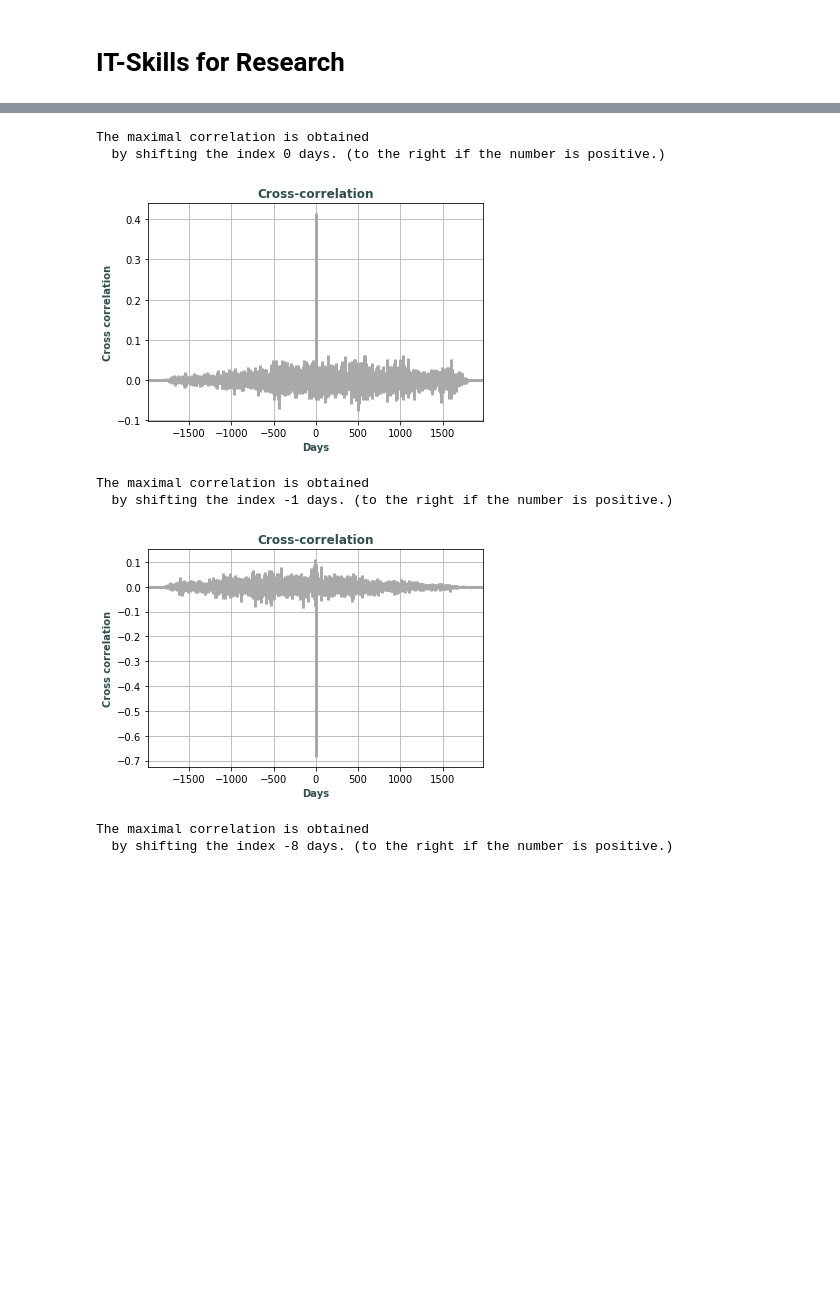
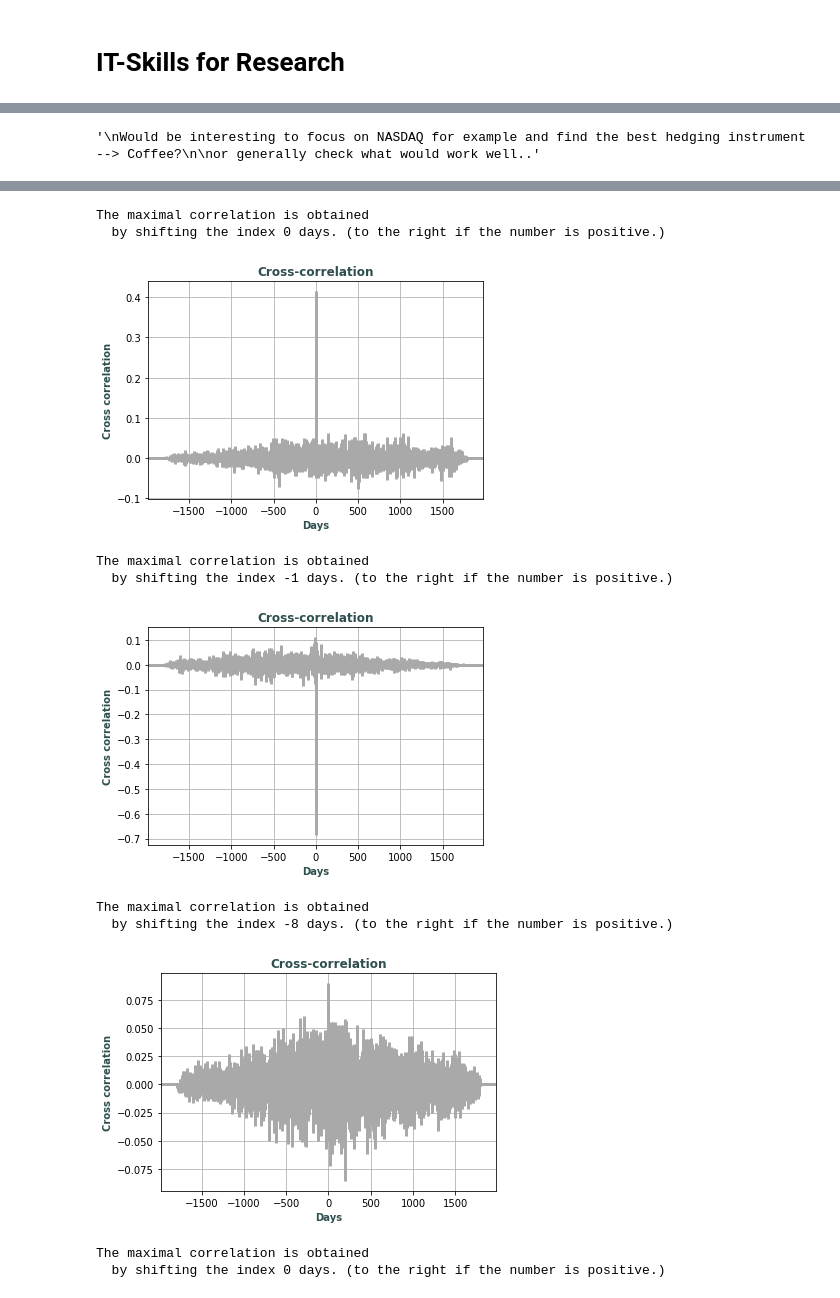
Before and after one commit to jvf3/homework, a Jupyter notebook: notebooks/final.ipynb, the cells around one changed output, grey strips where cells are left out. Saved outputs shown, nothing was run; the diff lists cells and outputs as text; code cells hidden in the pictures; blank space fills up the shorter version.

```diff
--- a/notebooks/final.ipynb
+++ b/notebooks/final.ipynb
@@ -129,0 +204,19 @@ Index(['Dates', 'Hang Seng', 'NASDAQ', 'Stoxx 50', 'Nikkei', 'S&P500', 'GILTS',
+# %%
+# Calculate some corr for Covid period
+
+
+
+plt.figure(figsize=(16, 6))
+# define the mask to set the values in the upper triangle to True
+mask = np.triu(np.ones_like(mergedDailyRets.corr(), dtype=np.bool))
+heatmap = sns.heatmap(totalRet.corr(), mask=mask, vmin=-1, vmax=1, annot=True)
+heatmap.set_title('Correlation Heatmap', fontdict={'fontsize':18}, pad=16)
+
+k=[1,6,12,17,21,25,len(Index_names)]
+h=0
+for j in range(len(k)-1):
+    h+=1
+    fig, ax = plt.subplots(1,1)
+    mask = np.triu(np.ones_like(mergedDailyRets[Index_names[k[h-1]:k[h]]].corr(), dtype=np.bool))
+    heatmap = sns.heatmap(mergedDailyRets[Index_names[k[h-1]:k[h]]].corr(), mask=mask, vmin=-1, vmax=1, annot=True)
+    heatmap.set_title('Correlation Heatmap Topics', fontdict={'fontsize':18}, pad=16)
@@ -130,3 +231,10 @@ Index(['Dates', 'Hang Seng', 'NASDAQ', 'Stoxx 50', 'Nikkei', 'S&P500', 'GILTS',
+# %%
+"""
+Would be interesting to focus on NASDAQ for example and find the best hedging instrument --> Coffee?
+
+or generally check what would work well.."""
+# %% [output]
+'\nWould be interesting to focus on NASDAQ for example and find the best hedging instrument --> Coffee?\n\nor generally check what would work well..'
 # %%
 from statsmodels.tsa.stattools import grangercausalitytests
 from tabulate import tabulate
@@ -144,23 +252,34 @@ def get_grframe(grtest):
 
 maxlag= 30
 
+
+# Create df according to requirements
 df_nasdaq_stoxx = pd.DataFrame([mergedDailyRets["NASDAQ"],mergedDailyRets["Stoxx 50"]]).iloc[:,-mergedDailyRets.shape[0]+1:].T
 df_nasdaq_nikkei = pd.DataFrame([mergedDailyRets["NASDAQ"],mergedDailyRets["Nikkei"]]).iloc[:,-mergedDailyRets.shape[0]+1:].T
 df_vix_nasdaq = pd.DataFrame([mergedDailyRets["VIX Index"],mergedDailyRets["NASDAQ"]]).iloc[:,-mergedDailyRets.shape[0]+1:].T
+df_nasdaq_coffee = pd.DataFrame([mergedDailyRets["NASDAQ"],mergedDailyRets["Coffee"]]).iloc[:,-mergedDailyRets.shape[0]+1:].T
 
+
+
+
+
+# G-Testing
 gtest_nasdaq_stoxx = grangercausalitytests(df_nasdaq_stoxx, maxlag, verbose=False)
 gtest_nasdaq_nikkei = grangercausalitytests(df_nasdaq_nikkei, maxlag, verbose=False)
 gtest_vix_nasdaq = grangercausalitytests(df_vix_nasdaq, maxlag, verbose=False)
+gtest_nasdaq_coffee = grangercausalitytests(df_nasdaq_coffee, maxlag, verbose=False)
 
 
 
 pvalues_gtest_nasdaq_stoxx = get_grframe(gtest_nasdaq_stoxx)
 pvalues_gtest_nasdaq_nikkei = get_grframe(gtest_nasdaq_nikkei)
 pvalues_gtest_vix_nasdaq = get_grframe(gtest_vix_nasdaq)
+pvalues_gtest_nasdaq_coffee = get_grframe(gtest_nasdaq_coffee)
 
-mean_pvalue_table = pd.DataFrame([np.mean(pvalues_gtest_nasdaq_stoxx),np.mean(pvalues_gtest_nasdaq_nikkei), np.mean(pvalues_gtest_vix_nasdaq)])
+
+mean_pvalue_table = pd.DataFrame([np.mean(pvalues_gtest_nasdaq_stoxx),np.mean(pvalues_gtest_nasdaq_nikkei), np.mean(pvalues_gtest_vix_nasdaq), np.mean(pvalues_gtest_nasdaq_coffee)])
 mean_pvalue_table.columns = ["Mean p-value"]
-mean_pvalue_table.index = ["nasdaq_stoxx", "nasdaq_nikkei", "vix_nasdaq"]
+mean_pvalue_table.index = ["nasdaq_stoxx", "nasdaq_nikkei", "vix_nasdaq","nasdaq_coffee"]
 
 
 print("Table of p-values from the Granger Causality Test:")
@@ -200,6 +319,7 @@ def crosscorr_plot(data, a, col1, col2, new=False):
 lags_nasdaq_stoxx = crosscorr_plot(df_nasdaq_stoxx, 1, "NASDAQ", "Stoxx 50")
 lags_nasdaq_nikkei = crosscorr_plot(df_nasdaq_nikkei, 1, "NASDAQ", "Nikkei")
 lags_vix_nasdaq = crosscorr_plot(df_vix_nasdaq, 1, "VIX Index", "NASDAQ")
+lags_vix_nasdaq = crosscorr_plot(df_nasdaq_coffee, 1, "NASDAQ", "Coffee")
 # %% [output]
 Table of p-values from the Granger Causality Test:
 +---------------+-------+
@@ -209,10 +330,13 @@ Table of p-values from the Granger Causality Test:
 +---------------+-------+
 [figure]
 The maximal correlation is obtained
   by shifting the index 0 days. (to the right if the number is positive.)
 [figure]
 The maximal correlation is obtained
   by shifting the index -1 days. (to the right if the number is positive.)
 [figure]
 The maximal correlation is obtained
   by shifting the index -8 days. (to the right if the number is positive.)
+[figure, added]
+The maximal correlation is obtained
+  by shifting the index 0 days. (to the right if the number is positive.)
```
Also changed, not shown: parts of 12 cells of this notebook.
